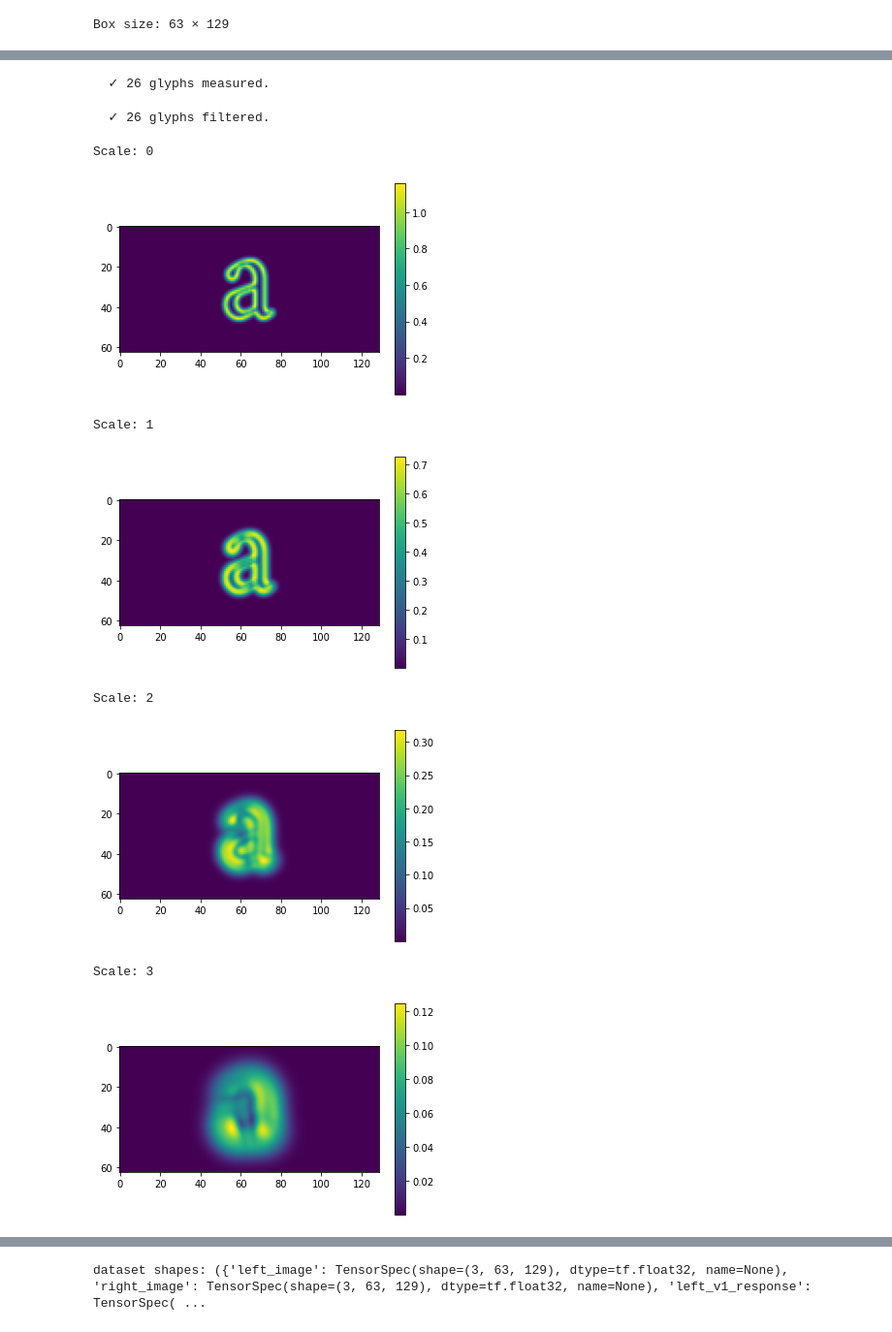
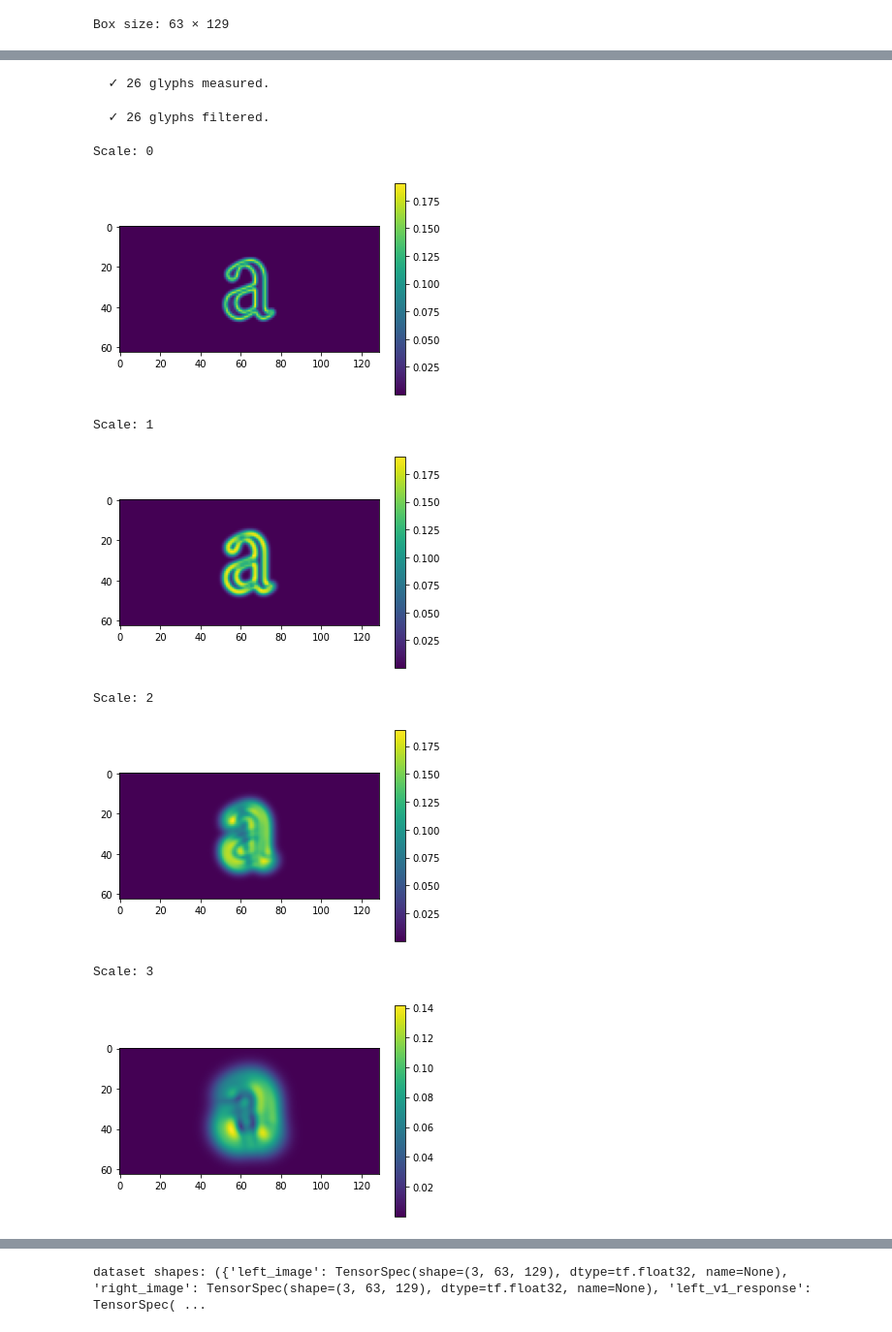
Before and after one commit to skosch/YinYangFit, a Jupyter notebook: YinYangFit.ipynb, the cells around one changed output, grey strips where cells are left out. Shown at 97% size. Drawn from its saved outputs; the diff is of its cells as text; code cells hidden in the pictures.

```diff
--- a/YinYangFit.ipynb
+++ b/YinYangFit.ipynb
@@ -118,11 +118,12 @@ box_width = int(161 * factor) # 121
 box_width += (box_width + 1) % 2
 print("Box size:", box_height, "×", box_width)
 
-batch_size = 2
+batch_size = 1
 sample_distance_deltas = [-2, 0, 2]
+sample_distance_factors = [.3, 1., 4.4]
 n_sample_distances = len(sample_distance_deltas)
 
-n_v1_scales = 6
+n_v1_scales = 5
 n_v1_orientations = 4
 n_v4_scales = 5
 # %% [output]
@@ -131,8 +132,8 @@ Box size: 63 × 129
 def get_sigmas(skip_scales=0):
     sigmas = []
     for s in range(n_v1_scales):
-        min_sigma = 0.9
-        max_sigma = box_width / 9
+        min_sigma = 0.7
+        max_sigma = box_width / 15
         sigmas.append((max_sigma - min_sigma) * (s + skip_scales)**2 / (n_v1_scales - 1)**2 + min_sigma)
         #sigmas.append((max_sigma - min_sigma) * s / n_v1_scales + min_sigma)
     return np.array(sigmas)
@@ -167,7 +168,7 @@ def get_v1_filter_bank(skip_scales, display_filters=False):
         d2_relu_sum = np.sum(d2_space * (d2_space > 0))
         d2 = (d1_relu_sum / d2_relu_sum) * np.fft.fft2(np.fft.ifftshift(d2_space + 1j * np.zeros_like(d2_space)))
 
-        return d1 + 1j*d2
+        return (d1 + 1j*d2) / (5 * np.max(tf.abs(d1+1j*d2))) # Max output should be about 0.2, which leaves lots of flexibility for the HRA later
 
     filter_bank = np.zeros((n_v1_scales, n_v1_orientations, 2*box_height, 2*box_width)).astype(np.complex64)
 
@@ -273,7 +273,7 @@ def get_pair_translations(char1, char2, distance_deltas, distance_factors=None):
         if distance_deltas is not None:
             raise ValueError("Must provide either distance_deltas or distance_factors, not both")
 
-        sample_distances = optimal_distance / np.array(distance_factors)
+        sample_distances = optimal_distance * np.array(distance_factors)
 
     total_width_at_minimum_ink_distance = glyph_ink_widths[char1] + glyph_ink_widths[char2] - f.minimum_ink_distance(char1, char2)
     total_ink_width = glyph_ink_widths[char1] + glyph_ink_widths[char2]
@@ -301,7 +301,7 @@ for c1 in tqdm(glyph_char_list):
         left_v1_responses.append(glyph_v1_responses[c1])
         right_v1_responses.append(glyph_v1_responses[c2])
 
-        lt, rt = get_pair_translations(c1, c2, sample_distance_deltas)
+        lt, rt = get_pair_translations(c1, c2, sample_distance_deltas) #, sample_distance_factors)
         left_translations.append(lt)
         right_translations.append(rt)
 
@@ -322,37 +322,37 @@ def return_pair():
         }
         i = (i + 1) % len(left_images)
 
 dataset = tf.data.Dataset.from_generator(
      return_pair,
      {
       "left_image": tf.float32,
       "right_image": tf.float32,
       "left_v1_response": tf.complex64,
       "right_v1_response": tf.complex64,#
       "left_translations": tf.int32,
       "right_translations": tf.int32,
      },
      {
       "left_image": tf.TensorShape([box_height, box_width]),
       "right_image": tf.TensorShape([box_height, box_width]),
       "left_v1_response": tf.TensorShape([n_v1_scales, n_v1_orientations, box_height, box_width]),
       "right_v1_response": tf.TensorShape([n_v1_scales, n_v1_orientations, box_height, box_width]),
       "left_translations": tf.TensorShape([n_sample_distances,]),
       "right_translations": tf.TensorShape([n_sample_distances,])
      },
 )
 
 print("\n  ✓ Dataset ready.")
 # %% [output]
   ✓ 26 glyphs rendered.
   ✓ 26 glyphs measured.
   ✓ 26 glyphs filtered.
 Scale: 0
-[figure, old version]
+[figure, new version]
 Scale: 1
-[figure, old version]
+[figure, new version]
 Scale: 2
-[figure, old version]
+[figure, new version]
 Scale: 3
-[figure, old version]
+[figure, new version]
 Scale: 4
```
Also changed, not shown: parts of 5 cells of this notebook.
